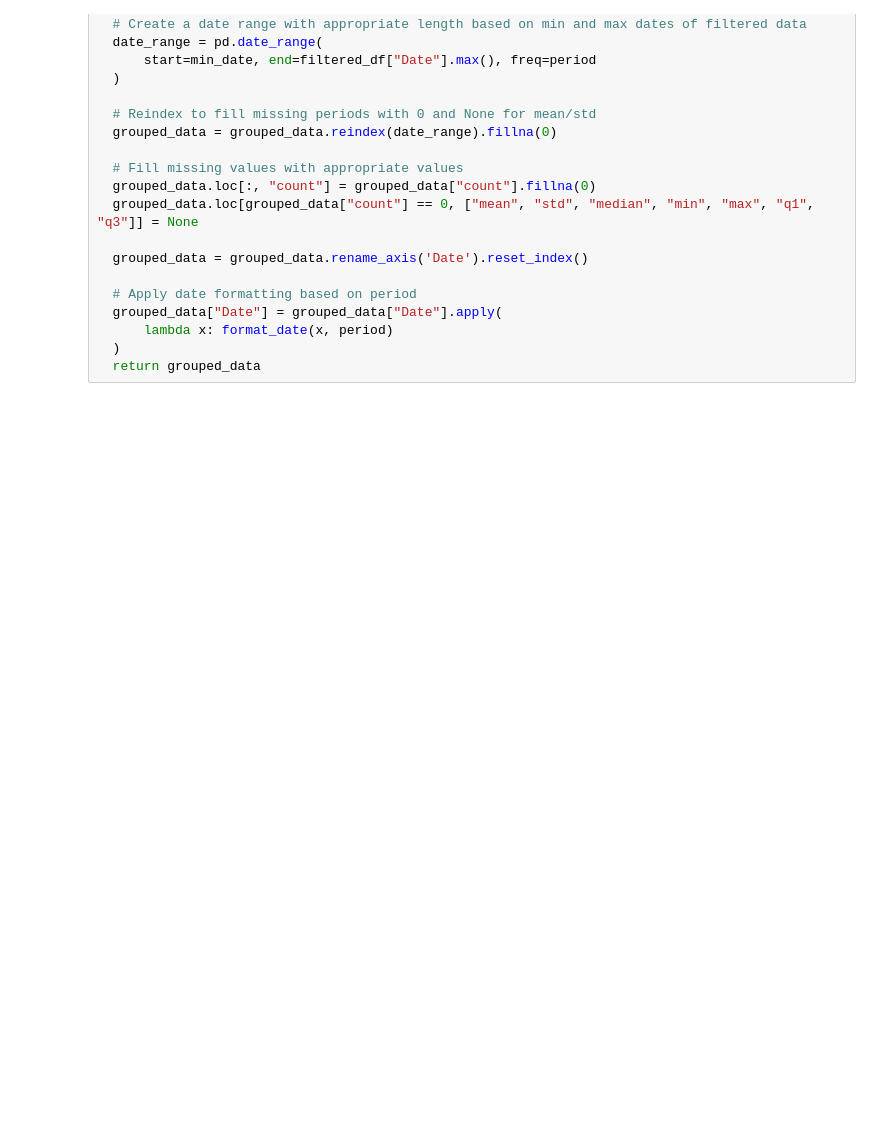
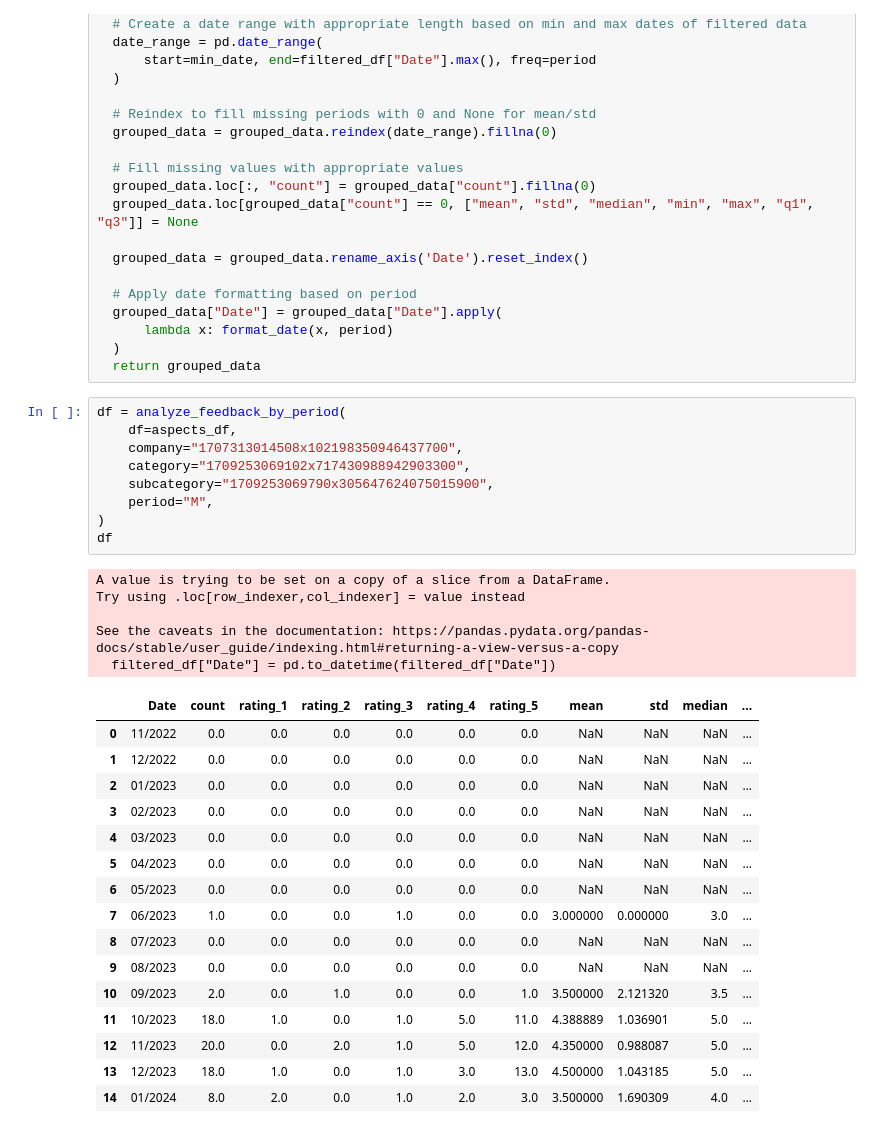
Before and after one commit to ArnaudGardille/Feedback-Analysis, a Jupyter notebook: prepare_visu2.ipynb, the cells around one changed output. Saved outputs shown, nothing was run; the diff lists cells and outputs as text; blank space fills up the shorter version.

```diff
--- a/prepare_visu2.ipynb
+++ b/prepare_visu2.ipynb
@@ -627,3 +627,34 @@ def analyze_feedback_by_period(df, company, category, subcategory, period):
       lambda x: format_date(x, period)
   )
   return grouped_data
+# %%
+df = analyze_feedback_by_period(
+    df=aspects_df,
+    company="1707313014508x102198350946437700",
+    category="1709253069102x717430988942903300",
+    subcategory="1709253069790x305647624075015900",
+    period="M",
+)
+df
+# %% [output]
+A value is trying to be set on a copy of a slice from a DataFrame.
+Try using .loc[row_indexer,col_indexer] = value instead
+
+See the caveats in the documentation: https://pandas.pydata.org/pandas-docs/stable/user_guide/indexing.html#returning-a-view-versus-a-copy
+  filtered_df["Date"] = pd.to_datetime(filtered_df["Date"])
+|  | Date | count | rating_1 | rating_2 | rating_3 | rating_4 | rating_5 | mean | std | median | ... |
+| 0 | 11/2022 | 0.0 | 0.0 | 0.0 | 0.0 | 0.0 | 0.0 | NaN | NaN | NaN | ... |
+| 1 | 12/2022 | 0.0 | 0.0 | 0.0 | 0.0 | 0.0 | 0.0 | NaN | NaN | NaN | ... |
+| 2 | 01/2023 | 0.0 | 0.0 | 0.0 | 0.0 | 0.0 | 0.0 | NaN | NaN | NaN | ... |
+| 3 | 02/2023 | 0.0 | 0.0 | 0.0 | 0.0 | 0.0 | 0.0 | NaN | NaN | NaN | ... |
+| 4 | 03/2023 | 0.0 | 0.0 | 0.0 | 0.0 | 0.0 | 0.0 | NaN | NaN | NaN | ... |
+| 5 | 04/2023 | 0.0 | 0.0 | 0.0 | 0.0 | 0.0 | 0.0 | NaN | NaN | NaN | ... |
+| 6 | 05/2023 | 0.0 | 0.0 | 0.0 | 0.0 | 0.0 | 0.0 | NaN | NaN | NaN | ... |
+| 7 | 06/2023 | 1.0 | 0.0 | 0.0 | 1.0 | 0.0 | 0.0 | 3.000000 | 0.000000 | 3.0 | ... |
+| 8 | 07/2023 | 0.0 | 0.0 | 0.0 | 0.0 | 0.0 | 0.0 | NaN | NaN | NaN | ... |
+| 9 | 08/2023 | 0.0 | 0.0 | 0.0 | 0.0 | 0.0 | 0.0 | NaN | NaN | NaN | ... |
+| 10 | 09/2023 | 2.0 | 0.0 | 1.0 | 0.0 | 0.0 | 1.0 | 3.500000 | 2.121320 | 3.5 | ... |
+| 11 | 10/2023 | 18.0 | 1.0 | 0.0 | 1.0 | 5.0 | 11.0 | 4.388889 | 1.036901 | 5.0 | ... |
+| 12 | 11/2023 | 20.0 | 0.0 | 2.0 | 1.0 | 5.0 | 12.0 | 4.350000 | 0.988087 | 5.0 | ... |
+| 13 | 12/2023 | 18.0 | 1.0 | 0.0 | 1.0 | 3.0 | 13.0 | 4.500000 | 1.043185 | 5.0 | ... |
+| 14 | 01/2024 | 8.0 | 2.0 | 0.0 | 1.0 | 2.0 | 3.0 | 3.500000 | 1.690309 | 4.0 | ... |
```
Also changed, not shown: parts of 2 cells of this notebook, 1 other file.
